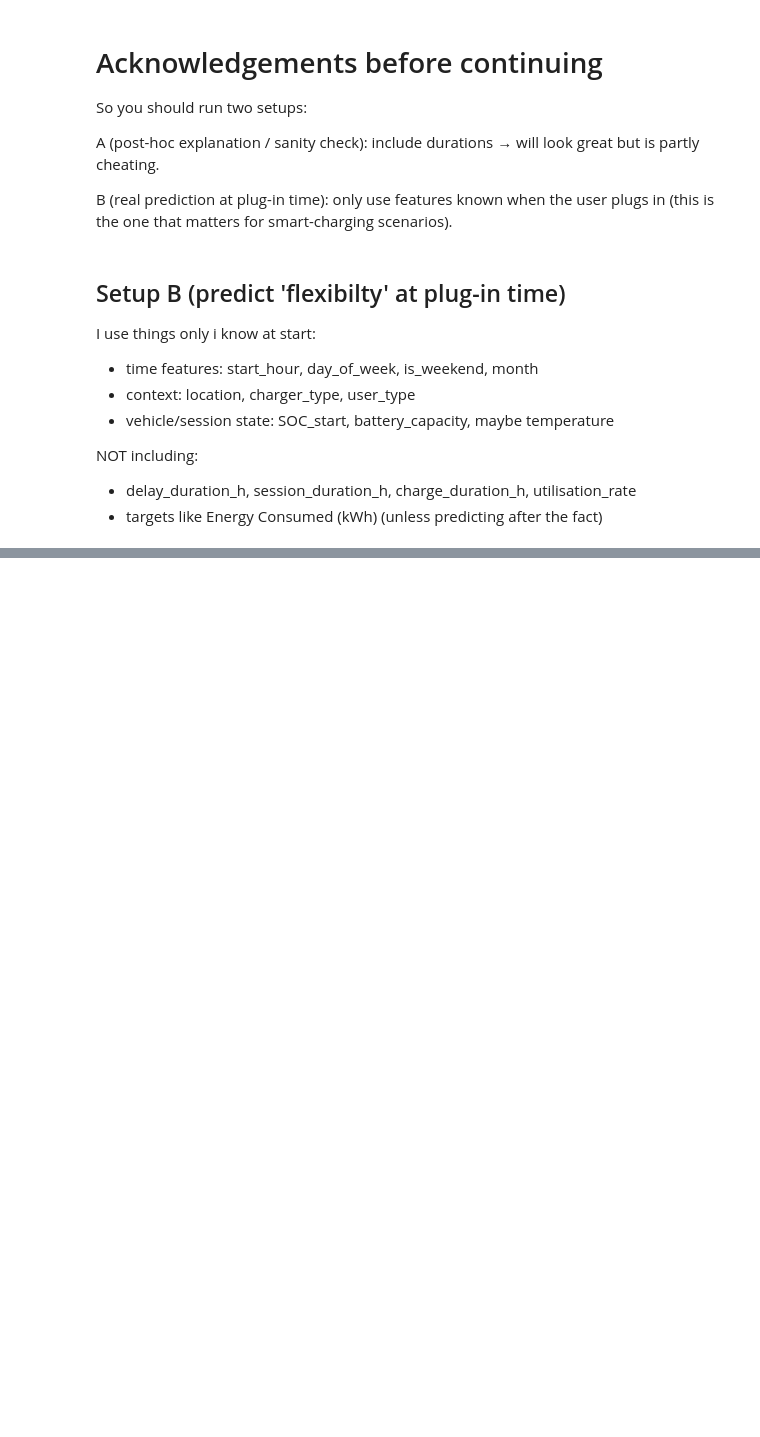
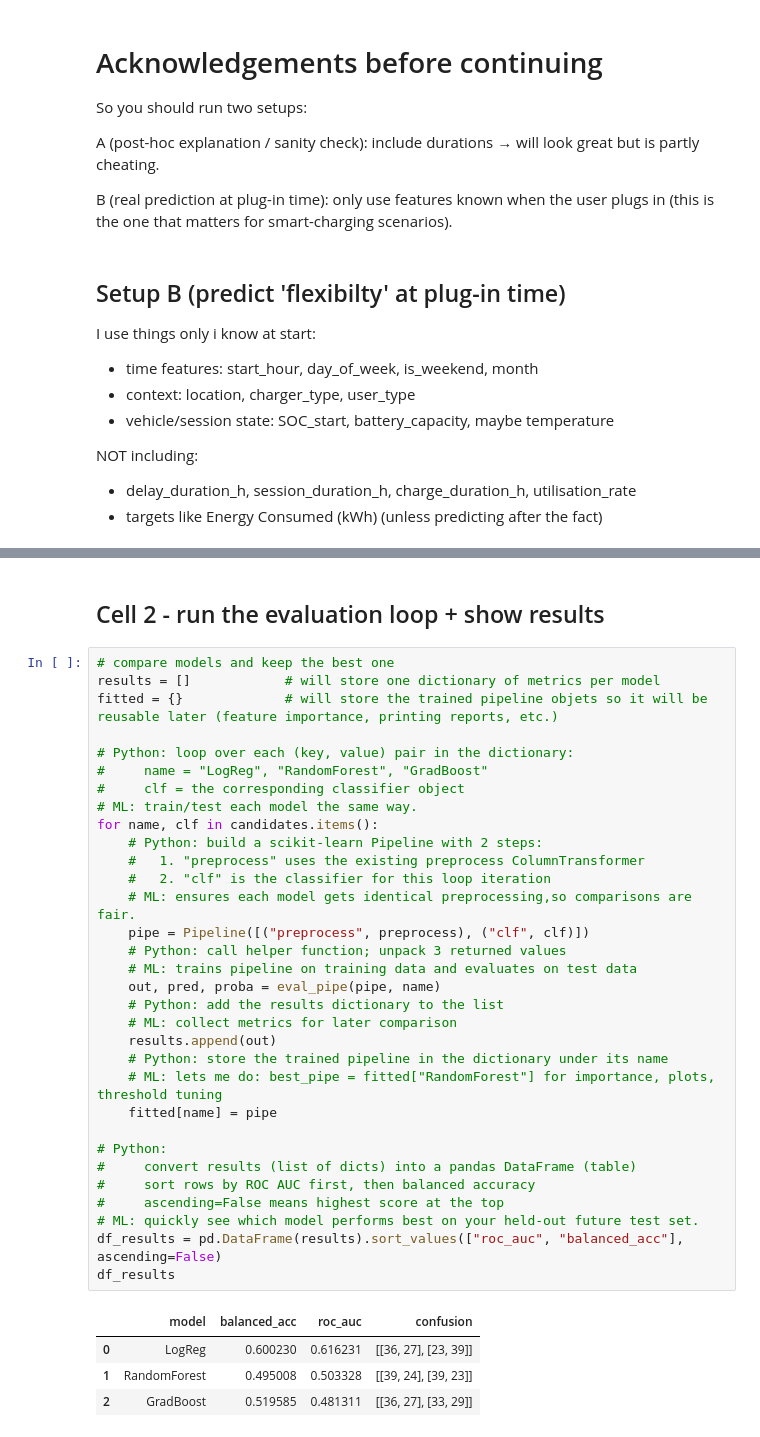
Before and after one commit to mehazick/DataSciProject, a Jupyter notebook: my_notebooks/03_modelling_flexibility.ipynb, the cells around one changed output, grey strips where cells are left out. Saved outputs shown, nothing was run; the diff lists cells and outputs as text; blank space fills up the shorter version.

```diff
--- a/my_notebooks/03_modelling_flexibility.ipynb
+++ b/my_notebooks/03_modelling_flexibility.ipynb
@@ -199,0 +963,39 @@ NOT including:
+# %% [markdown]
+## Cell 2 - run the evaluation loop + show results
+# %%
+# compare models and keep the best one
+results = []            # will store one dictionary of metrics per model
+fitted = {}             # will store the trained pipeline objets so it will be reusable later (feature importance, printing reports, etc.)
+
+# Python: loop over each (key, value) pair in the dictionary:
+#     name = "LogReg", "RandomForest", "GradBoost"
+#     clf = the corresponding classifier object
+# ML: train/test each model the same way.
+for name, clf in candidates.items():
+    # Python: build a scikit-learn Pipeline with 2 steps:
+    #   1. "preprocess" uses the existing preprocess ColumnTransformer
+    #   2. "clf" is the classifier for this loop iteration
+    # ML: ensures each model gets identical preprocessing,so comparisons are fair.
+    pipe = Pipeline([("preprocess", preprocess), ("clf", clf)])
+    # Python: call helper function; unpack 3 returned values
+    # ML: trains pipeline on training data and evaluates on test data
+    out, pred, proba = eval_pipe(pipe, name)
+    # Python: add the results dictionary to the list
+    # ML: collect metrics for later comparison
+    results.append(out)
+    # Python: store the trained pipeline in the dictionary under its name
+    # ML: lets me do: best_pipe = fitted["RandomForest"] for importance, plots, threshold tuning
+    fitted[name] = pipe
+
+# Python:
+#     convert results (list of dicts) into a pandas DataFrame (table)
+#     sort rows by ROC AUC first, then balanced accuracy
+#     ascending=False means highest score at the top
+# ML: quickly see which model performs best on your held-out future test set.
+df_results = pd.DataFrame(results).sort_values(["roc_auc", "balanced_acc"], ascending=False)
+df_results
+# %% [output]
+|  | model | balanced_acc | roc_auc | confusion |
+| 0 | LogReg | 0.600230 | 0.616231 | [[36, 27], [23, 39]] |
+| 1 | RandomForest | 0.495008 | 0.503328 | [[39, 24], [39, 23]] |
+| 2 | GradBoost | 0.519585 | 0.481311 | [[36, 27], [33, 29]] |
```
Also changed, not shown: parts of 28 cells of this notebook, 11 other files.
